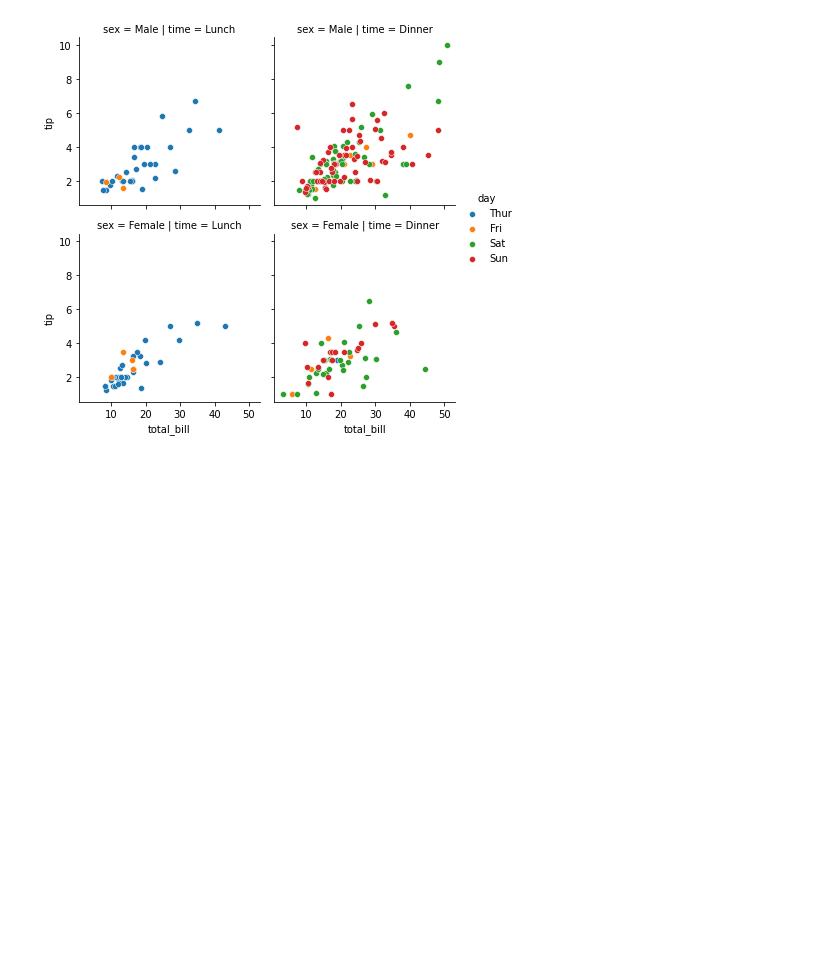
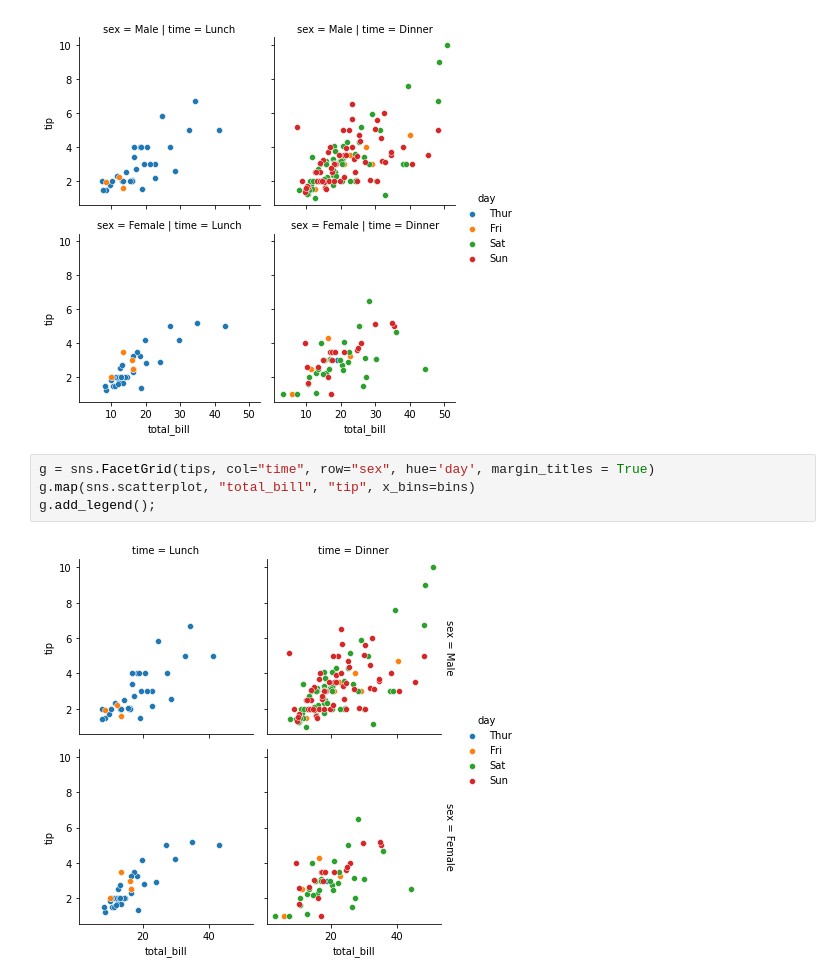
Before and after one commit to Lawrence-Krukrubo/alxt_nanodegree, a Jupyter notebook: dataviz_concepts.ipynb, the cells around one changed output. Drawn from its saved outputs; the diff is of its cells as text; blank space fills up the shorter version.

```diff
--- a/dataviz_concepts.ipynb
+++ b/dataviz_concepts.ipynb
@@ -207,3 +207,9 @@ g.map(sns.scatterplot, "total_bill", "tip", x_bins=bins)
 g.add_legend();
 # %% [output]
 [figure]
+# %%
+g = sns.FacetGrid(tips, col="time", row="sex", hue='day', margin_titles = True)
+g.map(sns.scatterplot, "total_bill", "tip", x_bins=bins)
+g.add_legend();
+# %% [output]
+[figure, added]
```
Also changed, not shown: parts of 4 cells of this notebook, 10 other files.
